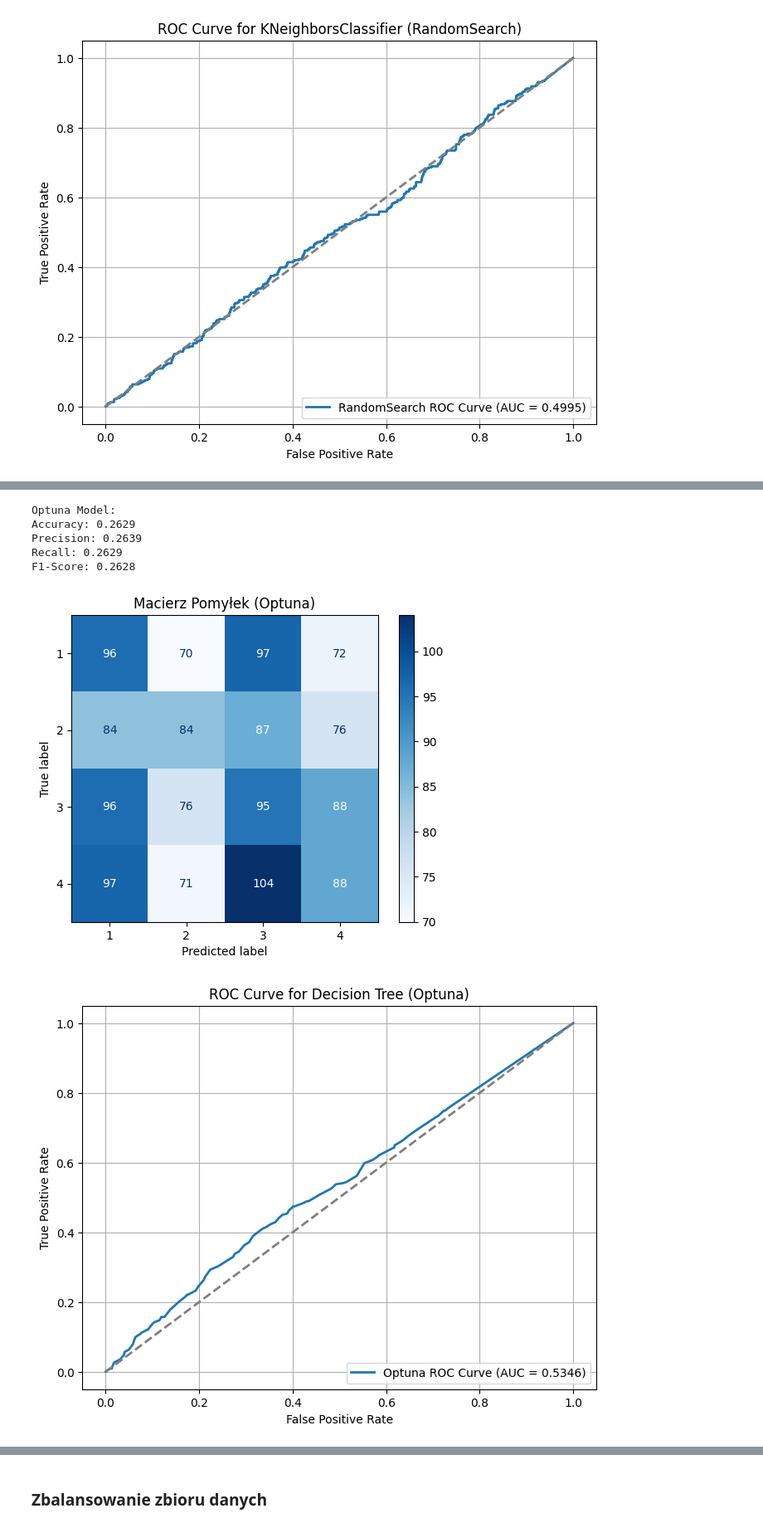
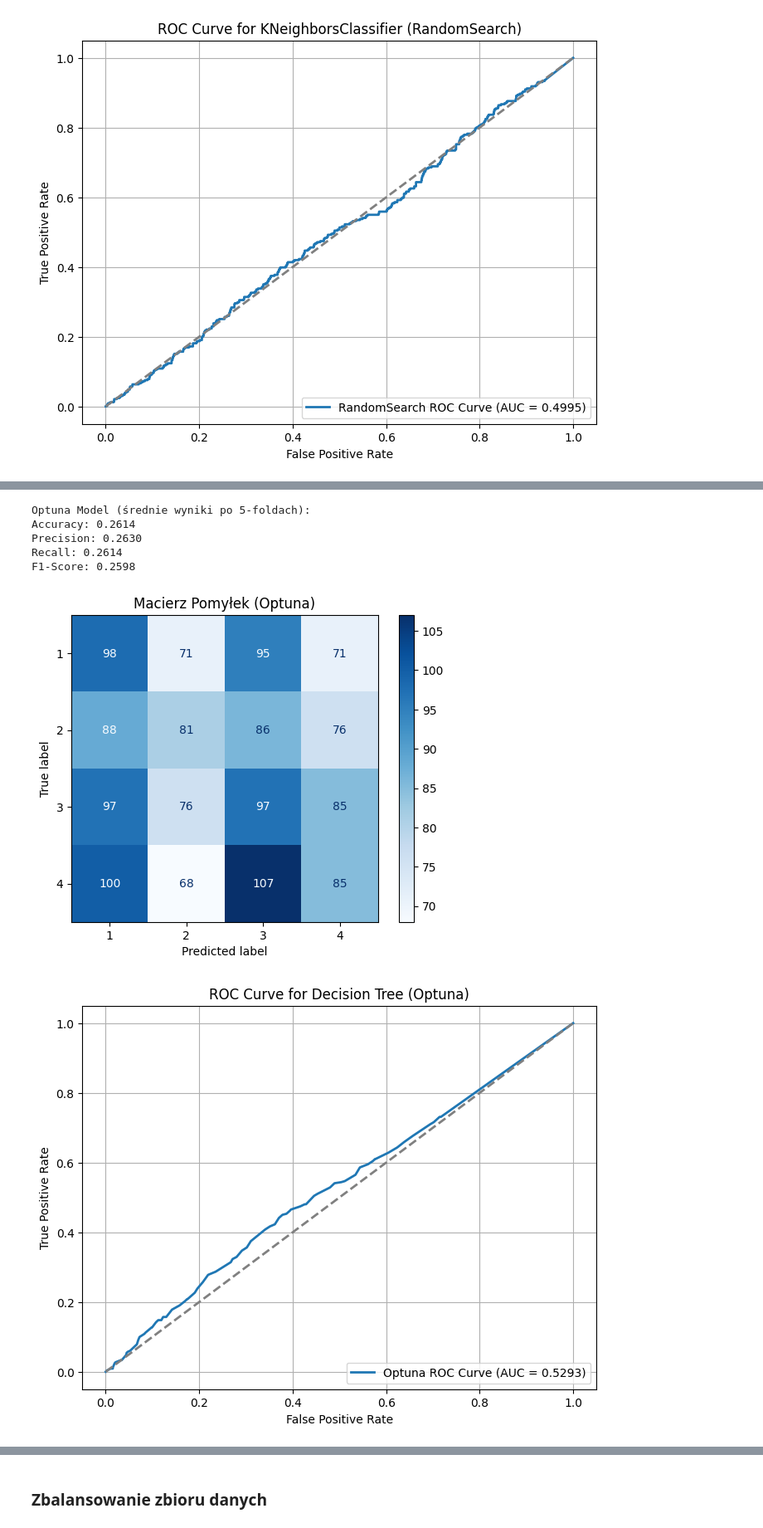
Before and after one commit to Meikelele/thesis, a Jupyter notebook: main.ipynb, the cells around one changed output, grey strips where cells are left out. Shown at 83% size. Saved outputs shown, nothing was run; the diff lists cells and outputs as text; code cells hidden in the pictures.

```diff
--- a/main.ipynb
+++ b/main.ipynb
@@ -1062,8 +949,8 @@ def objective(trial):
         min_samples_leaf=min_samples_leaf,
         random_state=42
     )
-    y_pred = cross_val_predict(model, X, y, cv=cv, method='predict')
-    return f1_score(y, y_pred, average='weighted')
+    scores = cross_val_score(model, X, y, cv=cv, scoring='f1_weighted')
+    return np.mean(scores)
 
 # Optymalizacja z użyciem Optuny
 study = optuna.create_study(direction='maximize')
@@ -1075,5 +962,4 @@ print(best_params_optuna)
 
 # Trenowanie modelu z Optuną
 model_optuna = DecisionTreeClassifier(**best_params_optuna, random_state=42)
-model_optuna.fit(X, y)
 # %% [output]
@@ -1117,7 +1001,6 @@ print(best_params_random)
 
 # Trenowanie modelu z RandomSearch
 model_random = DecisionTreeClassifier(**best_params_random, random_state=42)
-model_random.fit(X, y)
 # %% [output]
 Najlepsze parametry RandomSearch:
 {'min_samples_split': 2, 'min_samples_leaf': 9, 'max_depth': 18, 'criterion': 'entropy'}
@@ -1126,46 +1007,45 @@ DecisionTreeClassifier(criterion='entropy', max_depth=18, min_samples_leaf=9,
 # %%
 # Ocena obu modeli
 models = {'Optuna': model_optuna, 'RandomSearch': model_random}
 for name, model in models.items():
-    y_pred = cross_val_predict(model, X, y, cv=cv, method='predict')
-    y_proba = cross_val_predict(model, X, y, cv=cv, method='predict_proba')[:, 1]
+    accuracy = cross_val_score(model, X, y, cv=cv, scoring='accuracy').mean()
+    precision = cross_val_score(model, X, y, cv=cv, scoring='precision_weighted').mean()
+    recall = cross_val_score(model, X, y, cv=cv, scoring='recall_weighted').mean()
+    f1 = cross_val_score(model, X, y, cv=cv, scoring='f1_weighted').mean()
 
-    accuracy = accuracy_score(y, y_pred)
-    precision = precision_score(y, y_pred, average='weighted')
-    recall = recall_score(y, y_pred, average='weighted')
-    f1 = f1_score(y, y_pred, average='weighted')
-
-    print(f"\n{name} Model:")
+    print(f"\n{name} Model (średnie wyniki po 5-foldach):")
     print(f"Accuracy: {accuracy:.4f}")
     print(f"Precision: {precision:.4f}")
     print(f"Recall: {recall:.4f}")
     print(f"F1-Score: {f1:.4f}")
 
     # Macierz pomyłek - wykres
-    cm = confusion_matrix(y, y_pred)
+    y_pred = cross_val_score(model, X, y, cv=cv, scoring='f1_weighted')
+    cm = confusion_matrix(y, cross_val_predict(model, X, y, cv=cv))
     disp = ConfusionMatrixDisplay(confusion_matrix=cm, display_labels=np.unique(y))
     disp.plot(cmap='Blues', values_format='d')
     plt.title(f'Macierz Pomyłek ({name})')
     plt.show()
 
     # Wykres krzywej ROC
+    y_proba = cross_val_predict(model, X, y, cv=cv, method='predict_proba')[:, 1]
     fpr, tpr, _ = roc_curve(y, y_proba, pos_label=np.unique(y)[1])
     roc_auc = auc(fpr, tpr)
 
     plt.figure(figsize=(8, 6))
     plt.plot(fpr, tpr, lw=2, label=f'{name} ROC Curve (AUC = {roc_auc:.4f})')
     plt.plot([0, 1], [0, 1], color='gray', linestyle='--', lw=2)
     plt.xlabel('False Positive Rate')
     plt.ylabel('True Positive Rate')
     plt.title(f'ROC Curve for Decision Tree ({name})')
     plt.legend(loc='lower right')
     plt.grid()
     plt.show()
 # %% [output]
-Optuna Model:
-Accuracy: 0.2629
-Precision: 0.2639
-Recall: 0.2629
-F1-Score: 0.2628
+Optuna Model (średnie wyniki po 5-foldach):
+Accuracy: 0.2614
+Precision: 0.2630
+Recall: 0.2614
+F1-Score: 0.2598
-[figure, old version]
+[figure, new version]
-[figure, old version]
+[figure, new version]
```
Also changed, not shown: parts of 25 cells of this notebook, 6 other files.
